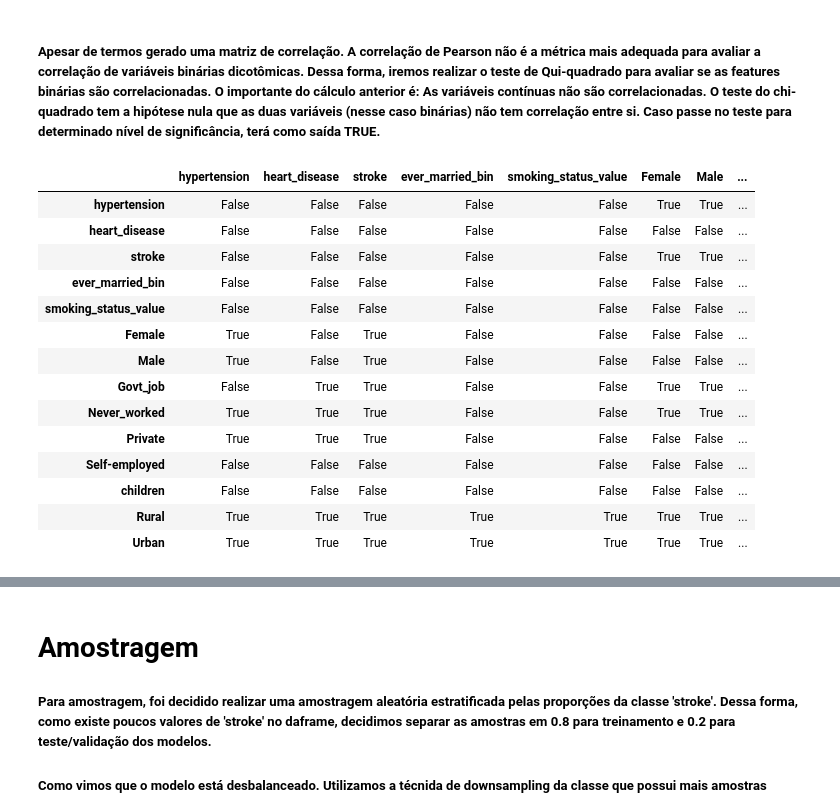
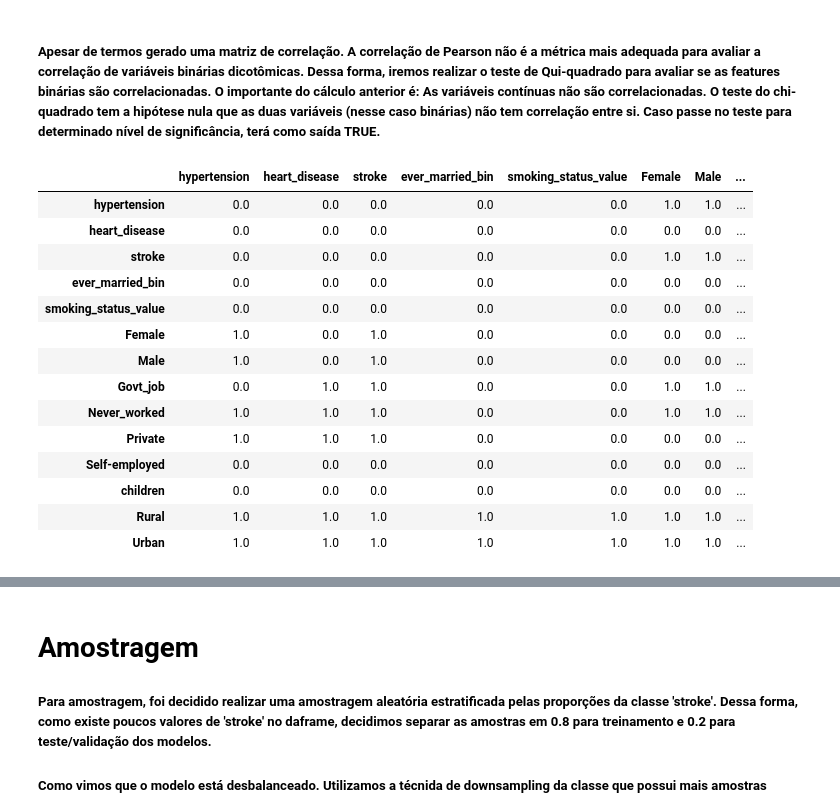
Before and after one commit to dallaqua/trabalho_MLI_santander_coders, a Jupyter notebook: classificacao_stroke.ipynb, the cells around one changed output, grey strips where cells are left out. Cells and saved outputs as stored; diff of their text form; code cells hidden in the pictures.

```diff
--- a/classificacao_stroke.ipynb
+++ b/classificacao_stroke.ipynb
@@ -285,7 +288,7 @@ def chi_square_test(df, significance_level):
         cross_tab = pd.crosstab(df[col1], df[col2])
         chi_sq_result = chi2_contingency(cross_tab)
         p_value = chi_sq_result[1]
-        return False if p_value < significance_level else True
+        return 0 if p_value < significance_level else 1
 
     binary_columns = df.select_dtypes(include=['int64','bool']).columns
     result_matrix = pd.DataFrame(index=binary_columns, columns=binary_columns)
@@ -296,20 +299,21 @@ def chi_square_test(df, significance_level):
 
     return result_matrix
 # %%
-chi_square_test(df_processed.drop(columns='id'),0.05)
+binary_correlation_matrix = chi_square_test(df_processed.drop(columns='id'),0.05)
+binary_correlation_matrix
 # %% [output]
 |  | hypertension | heart_disease | stroke | ever_married_bin | smoking_status_value | Female | Male | ... |
-| hypertension | False | False | False | False | False | True | True | ... |
-| heart_disease | False | False | False | False | False | False | False | ... |
-| stroke | False | False | False | False | False | True | True | ... |
-| ever_married_bin | False | False | False | False | False | False | False | ... |
-| smoking_status_value | False | False | False | False | False | False | False | ... |
-| Female | True | False | True | False | False | False | False | ... |
-| Male | True | False | True | False | False | False | False | ... |
-| Govt_job | False | True | True | False | False | True | True | ... |
-| Never_worked | True | True | True | False | False | True | True | ... |
-| Private | True | True | True | False | False | False | False | ... |
-| Self-employed | False | False | False | False | False | False | False | ... |
-| children | False | False | False | False | False | False | False | ... |
-| Rural | True | True | True | True | True | True | True | ... |
-| Urban | True | True | True | True | True | True | True | ... |
+| hypertension | 0.0 | 0.0 | 0.0 | 0.0 | 0.0 | 1.0 | 1.0 | ... |
+| heart_disease | 0.0 | 0.0 | 0.0 | 0.0 | 0.0 | 0.0 | 0.0 | ... |
+| stroke | 0.0 | 0.0 | 0.0 | 0.0 | 0.0 | 1.0 | 1.0 | ... |
+| ever_married_bin | 0.0 | 0.0 | 0.0 | 0.0 | 0.0 | 0.0 | 0.0 | ... |
+| smoking_status_value | 0.0 | 0.0 | 0.0 | 0.0 | 0.0 | 0.0 | 0.0 | ... |
+| Female | 1.0 | 0.0 | 1.0 | 0.0 | 0.0 | 0.0 | 0.0 | ... |
+| Male | 1.0 | 0.0 | 1.0 | 0.0 | 0.0 | 0.0 | 0.0 | ... |
+| Govt_job | 0.0 | 1.0 | 1.0 | 0.0 | 0.0 | 1.0 | 1.0 | ... |
+| Never_worked | 1.0 | 1.0 | 1.0 | 0.0 | 0.0 | 1.0 | 1.0 | ... |
+| Private | 1.0 | 1.0 | 1.0 | 0.0 | 0.0 | 0.0 | 0.0 | ... |
+| Self-employed | 0.0 | 0.0 | 0.0 | 0.0 | 0.0 | 0.0 | 0.0 | ... |
+| children | 0.0 | 0.0 | 0.0 | 0.0 | 0.0 | 0.0 | 0.0 | ... |
+| Rural | 1.0 | 1.0 | 1.0 | 1.0 | 1.0 | 1.0 | 1.0 | ... |
+| Urban | 1.0 | 1.0 | 1.0 | 1.0 | 1.0 | 1.0 | 1.0 | ... |
```
Also changed, not shown: parts of 50 cells of this notebook.
